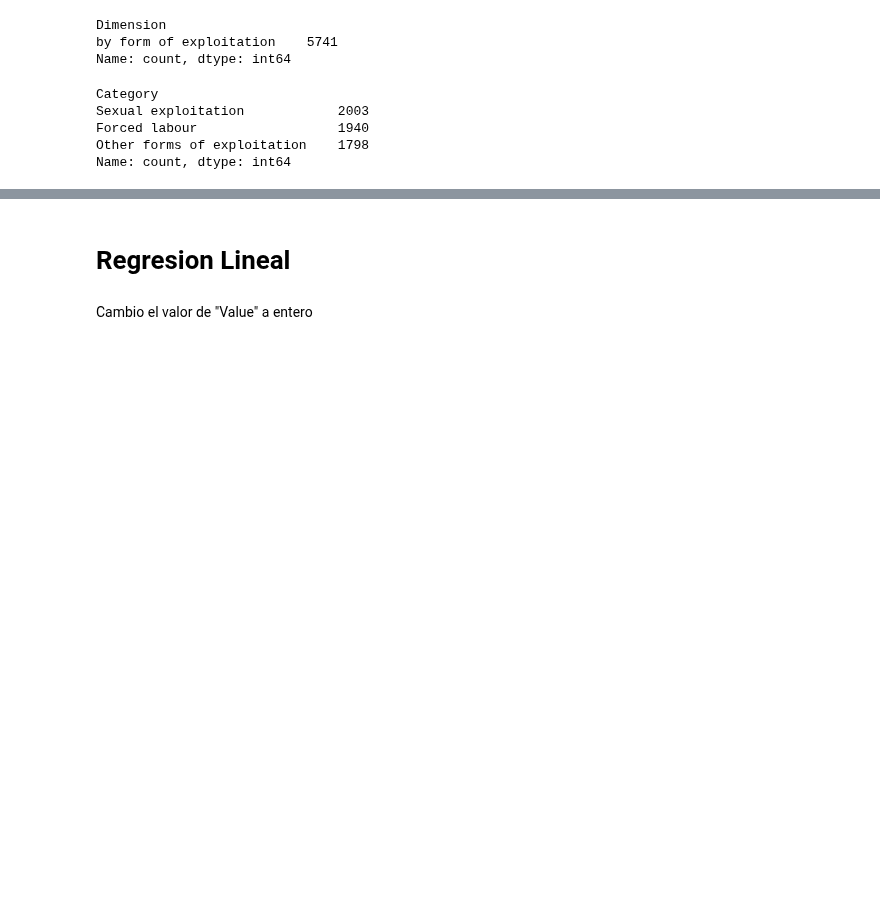
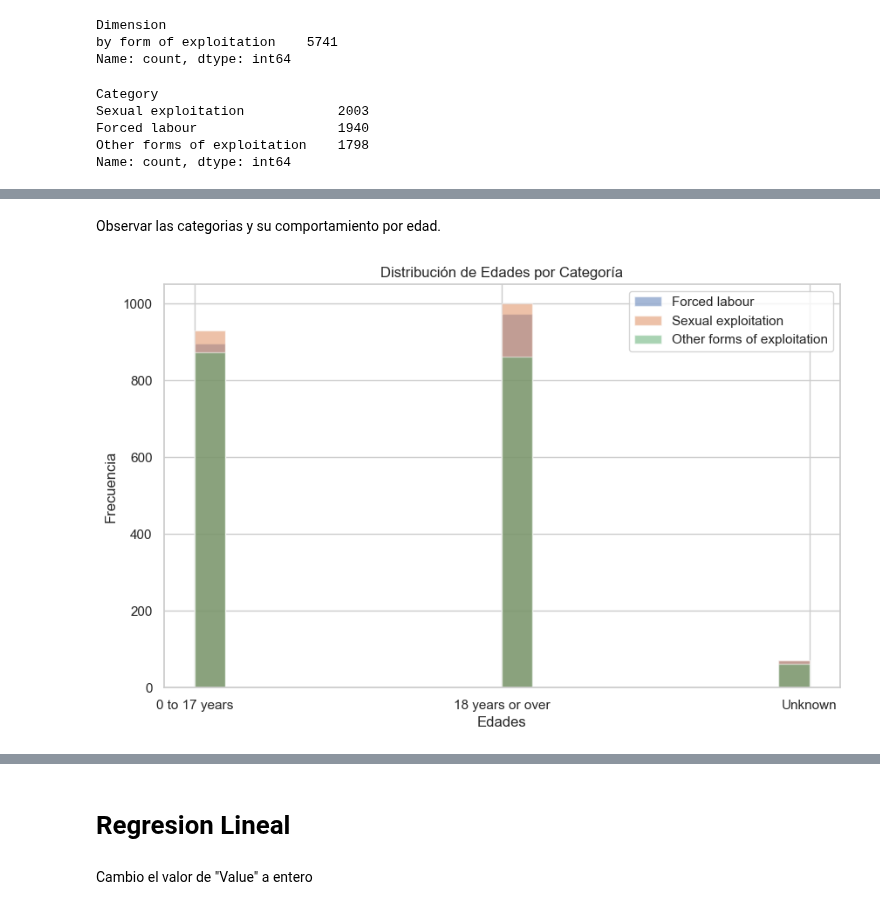
Before and after one commit to Marce-Valverde/PP1-Grupo6, a Jupyter notebook: Proyecto.ipynb, the cells around one changed output, grey strips where cells are left out. Cells and saved outputs as stored; diff of their text form; code cells hidden in the pictures; blank space fills up the shorter version.

```diff
--- a/Proyecto.ipynb
+++ b/Proyecto.ipynb
@@ -385,3 +383,22 @@ trata_new4.describe()
 | unique | 126 | 126 | 5 | 17 | 1 | 1 | 3 | 4 | 3 | 8 | ... |
 | top | THA | Thailand | Europe | Latin America and the Caribbean | Detected trafficking victims | by form of exploitation | Sexual exploitation | Female | 18 years or over | 2018 | ... |
 | freq | 129 | 129 | 2368 | 1054 | 5741 | 5741 | 2003 | 2643 | 2835 | 1141 | ... |
+# %% [markdown]
+Observar las categorias y su comportamiento por edad.
+# %%
+categorias_unicas = trata_new4['Category'].unique()
+
+plt.figure(figsize=(10, 6))
+for categoria in categorias_unicas:
+    subset_data = trata_new4[trata_new4['Category'] == categoria]
+    edades = subset_data['Age']
+    plt.hist(edades, bins=20, alpha=0.5, label=categoria)
+
+plt.xlabel('Edades')
+plt.ylabel('Frecuencia')
+plt.title('Distribución de Edades por Categoría')
+plt.legend()
+
+plt.show()
+# %% [output]
+[figure, added]
```
Also changed, not shown: parts of 90 cells of this notebook.
